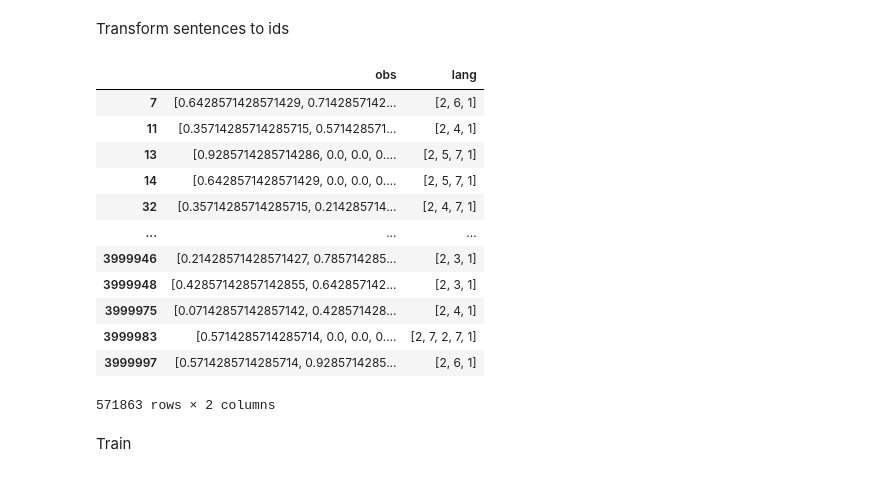
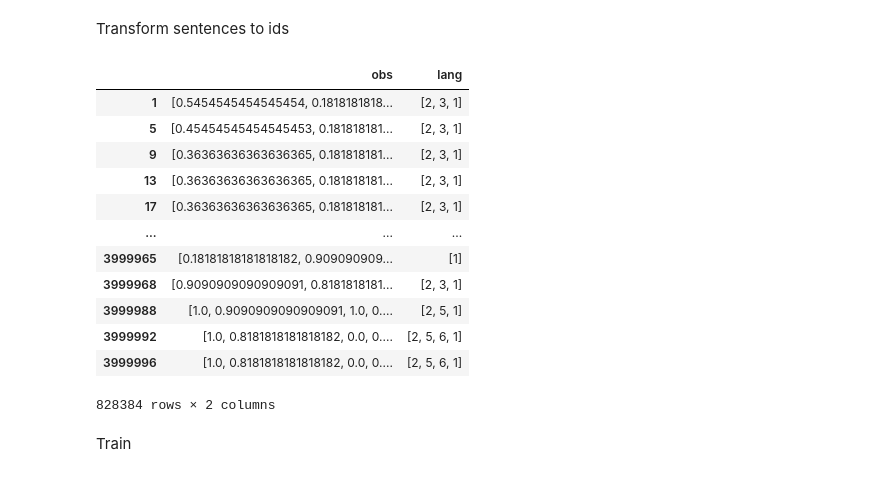
Before and after one commit to Maxtoq/MADRL-PhD-Thesis-Code, a Jupyter notebook: algorithms/LGMARL_new/Pretrain LM descriptor.ipynb, the cells around one changed output. Saved outputs shown, nothing was run; the diff lists cells and outputs as text; code cells hidden in the pictures.

```diff
--- a/algorithms/LGMARL_new/Pretrain LM descriptor.ipynb
+++ b/algorithms/LGMARL_new/Pretrain LM descriptor.ipynb
@@ -128,22 +90,44 @@ ll = LanguageEncoder(obs_dim, context_dim, hidden_dim, embed_dim, n_layer, lr, v
 # %% [markdown]
 Transform sentences to ids
 # %%
-df["lang"] = ll.word_encoder.encode_batch(list(df["lang"]))
-df
+import pandas as pd
+import random
+import json
+
+def load_n_prep_data(path, ll):
+    df = pd.read_csv(path, index_col=0)
+    df = df.fillna('')
+
+    # Drop majority of rows with empty message
+    empty_ids = df.index[df["lang"] == ''].tolist()
+    drop_ids = random.sample(empty_ids, len(empty_ids) - 10000)
+    df = df.drop(drop_ids)
+
+    # Prepare data
+    df["lang"] = df["lang"].apply(lambda x: x.split(" "))
+    df["obs"] = df["obs"].apply(json.loads)
+
+    # Encode words to token ids
+    df["lang"] = ll.word_encoder.encode_batch(list(df["lang"]))
+
+    return df
-# %% [output]
-|  | obs | lang |
-| 7 | [0.6428571428571429, 0.7142857142... | [2, 6, 1] |
-| 11 | [0.35714285714285715, 0.571428571... | [2, 4, 1] |
-| 13 | [0.9285714285714286, 0.0, 0.0, 0.... | [2, 5, 7, 1] |
-| 14 | [0.6428571428571429, 0.0, 0.0, 0.... | [2, 5, 7, 1] |
-| 32 | [0.35714285714285715, 0.214285714... | [2, 4, 7, 1] |
-| ... | ... | ... |
-| 3999946 | [0.21428571428571427, 0.785714285... | [2, 3, 1] |
-| 3999948 | [0.42857142857142855, 0.642857142... | [2, 3, 1] |
-| 3999975 | [0.07142857142857142, 0.428571428... | [2, 4, 1] |
-| 3999983 | [0.5714285714285714, 0.0, 0.0, 0.... | [2, 7, 2, 7, 1] |
-| 3999997 | [0.5714285714285714, 0.9285714285... | [2, 6, 1] |
-571863 rows × 2 columns
+# %%
+df = load_n_prep_data("../../results/data/lamarl_data/PPrgb_12.csv", ll)
+df
+# %% [output]
+|  | obs | lang |
+| 1 | [0.5454545454545454, 0.1818181818... | [2, 3, 1] |
+| 5 | [0.45454545454545453, 0.181818181... | [2, 3, 1] |
+| 9 | [0.36363636363636365, 0.181818181... | [2, 3, 1] |
+| 13 | [0.36363636363636365, 0.181818181... | [2, 3, 1] |
+| 17 | [0.36363636363636365, 0.181818181... | [2, 3, 1] |
+| ... | ... | ... |
+| 3999965 | [0.18181818181818182, 0.909090909... | [1] |
+| 3999968 | [0.9090909090909091, 0.8181818181... | [2, 3, 1] |
+| 3999988 | [1.0, 0.9090909090909091, 1.0, 0.... | [2, 5, 1] |
+| 3999992 | [1.0, 0.8181818181818182, 0.0, 0.... | [2, 5, 6, 1] |
+| 3999996 | [1.0, 0.8181818181818182, 0.0, 0.... | [2, 5, 6, 1] |
+828384 rows × 2 columns
 # %% [markdown]
 Train
 # %%
```
Also changed, not shown: parts of 5 cells of this notebook, 1 other file.
